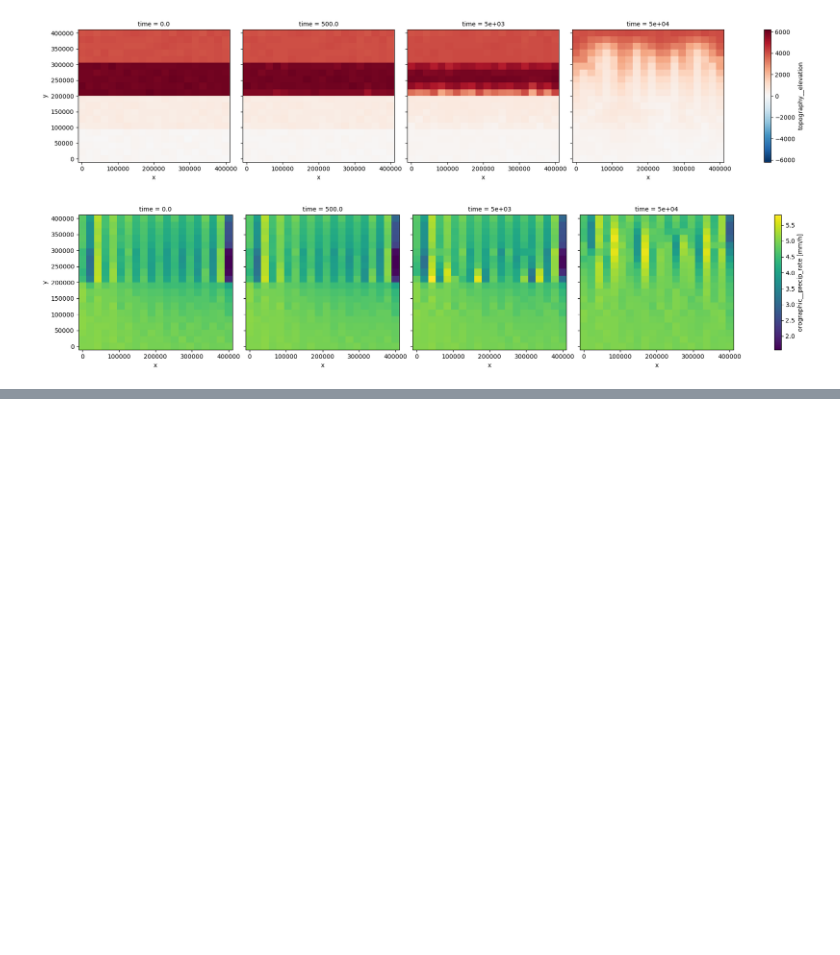
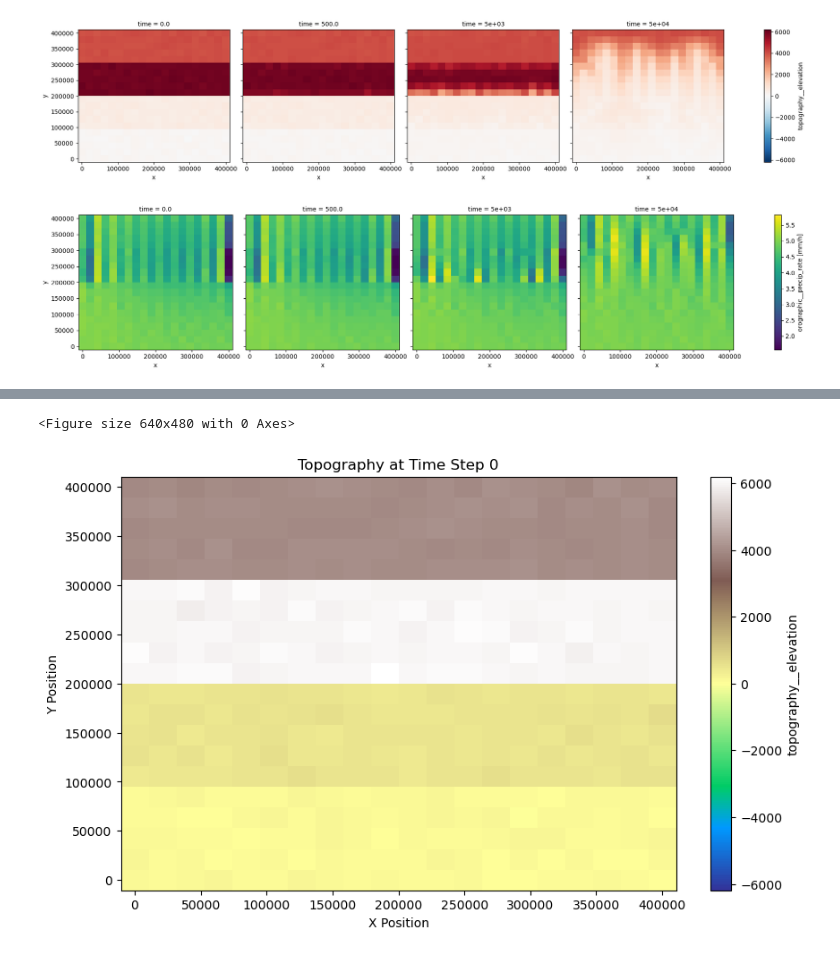
Before and after one commit to Lucas08793/ClimateLandscapeEvolution, a Jupyter notebook: newmountain.ipynb, the cells around one changed output, grey strips where cells are left out. Saved outputs shown, nothing was run; the diff lists cells and outputs as text; code cells hidden in the pictures; blank space fills up the shorter version.

```diff
--- a/newmountain.ipynb
+++ b/newmountain.ipynb
@@ -338,0 +359,17 @@ plt.show()
+# %%
+import matplotlib.pyplot as plt
+
+# Select a time step (e.g., the first one)
+time_step = 0
+elevation = out_ds_S1['topography__elevation'].isel(time=time_step)
+
+# Create the plot
+plt.figure(figsize=(10, 6))
+elevation.plot(cmap='terrain')  # xarray's plot method
+plt.title(f'Topography at Time Step {time_step}')
+plt.xlabel('X Position')
+plt.ylabel('Y Position')
+plt.show()
+# %% [output]
+<Figure size 640x480 with 0 Axes>
+[figure, added]
```
Also changed, not shown: parts of 7 cells of this notebook.
